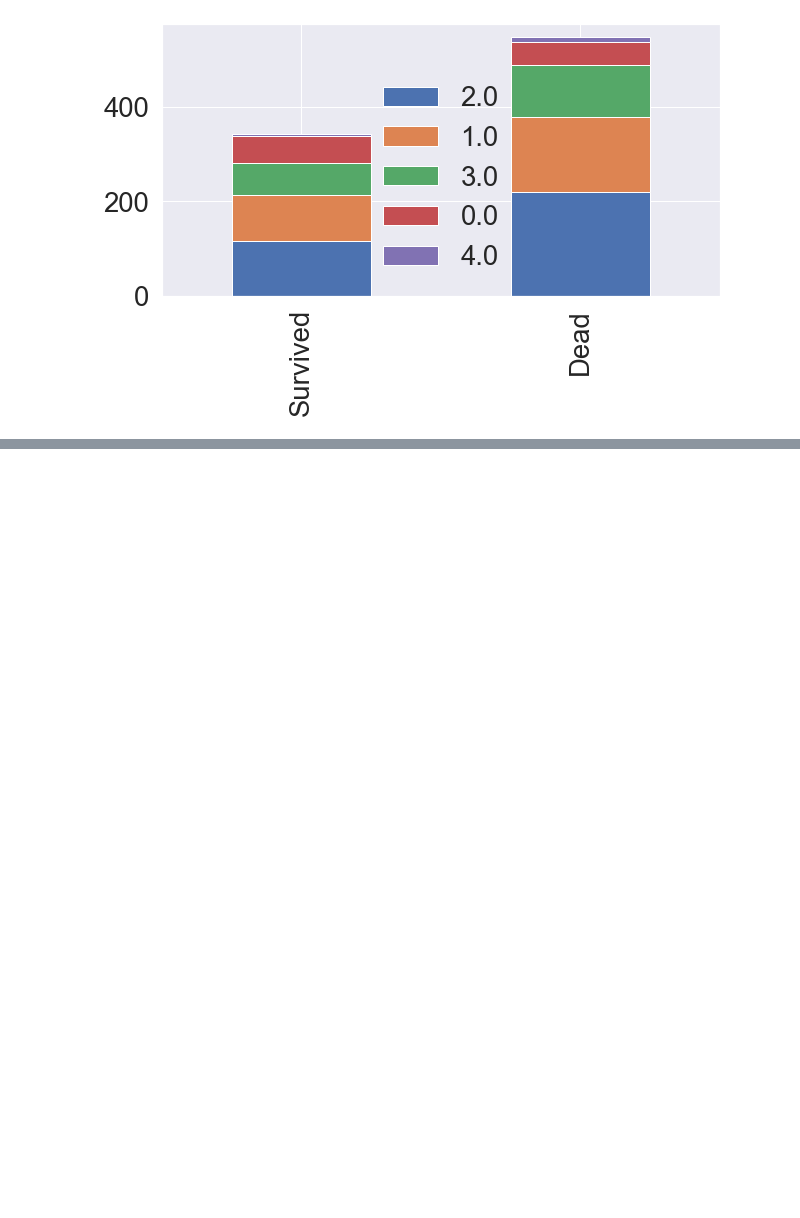
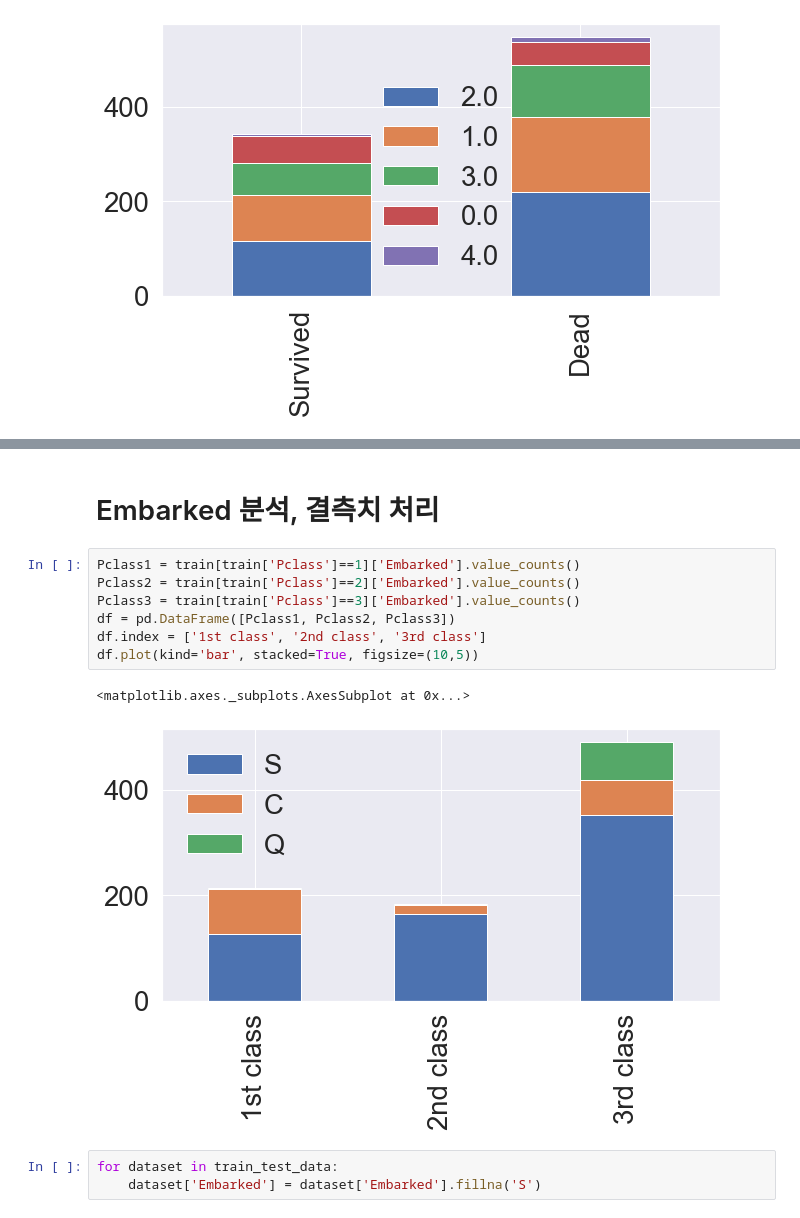
Before and after one commit to kimhg9511/Python_workspace, a Jupyter notebook: project/titanic.ipynb, the cells around one changed output, grey strips where cells are left out. Drawn from its saved outputs; the diff is of its cells as text; blank space fills up the shorter version.

```diff
--- a/project/titanic.ipynb
+++ b/project/titanic.ipynb
@@ -362,0 +383,15 @@ bar_chart('Age')
+# %% [markdown]
+# Embarked 분석, 결측치 처리
+# %%
+Pclass1 = train[train['Pclass']==1]['Embarked'].value_counts()
+Pclass2 = train[train['Pclass']==2]['Embarked'].value_counts()
+Pclass3 = train[train['Pclass']==3]['Embarked'].value_counts()
+df = pd.DataFrame([Pclass1, Pclass2, Pclass3])
+df.index = ['1st class', '2nd class', '3rd class']
+df.plot(kind='bar', stacked=True, figsize=(10,5))
+# %% [output]
+<matplotlib.axes._subplots.AxesSubplot at 0x...>
+[figure, added]
+# %%
+for dataset in train_test_data:
+    dataset['Embarked'] = dataset['Embarked'].fillna('S')
```
Also changed, not shown: parts of 40 cells of this notebook, 11 other files.
